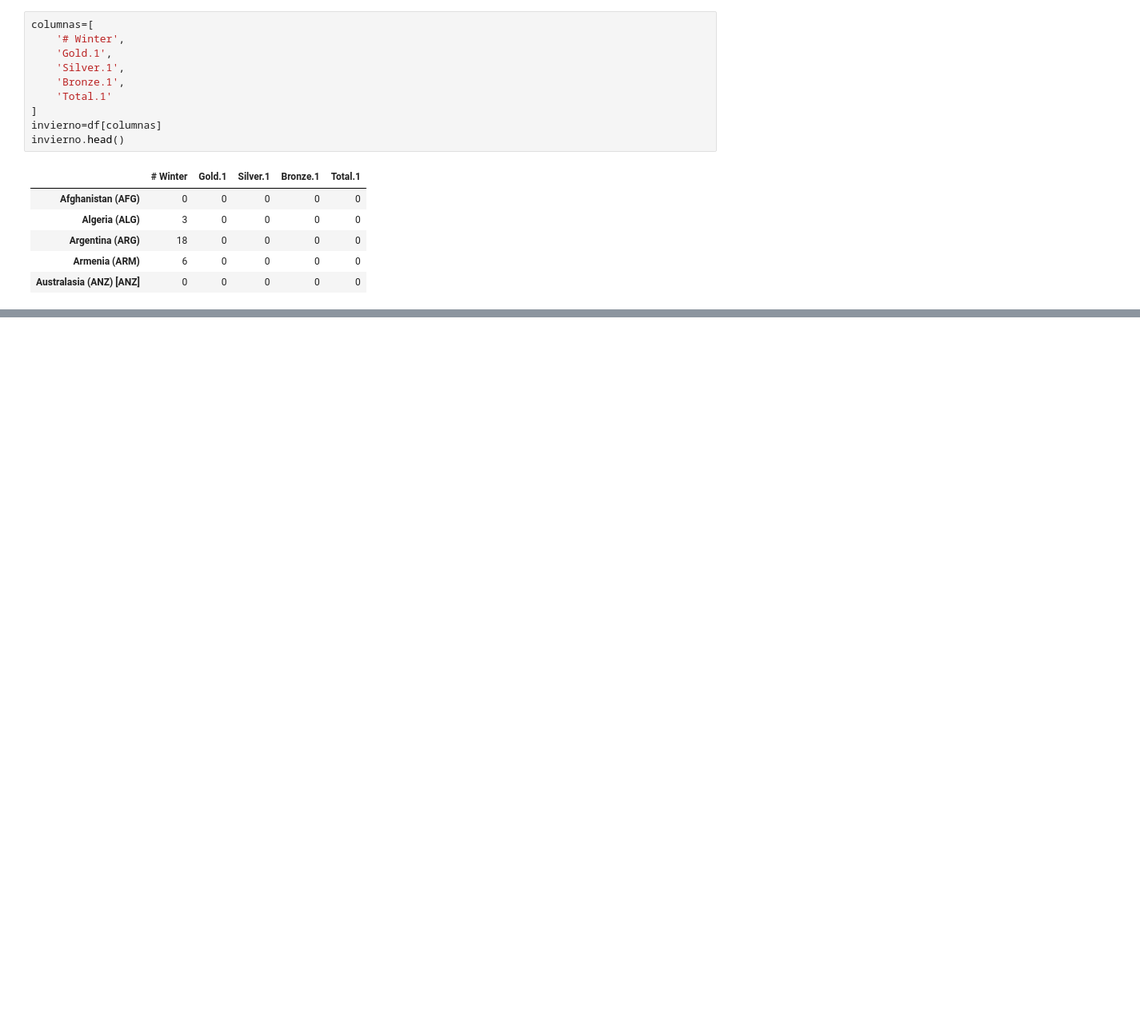
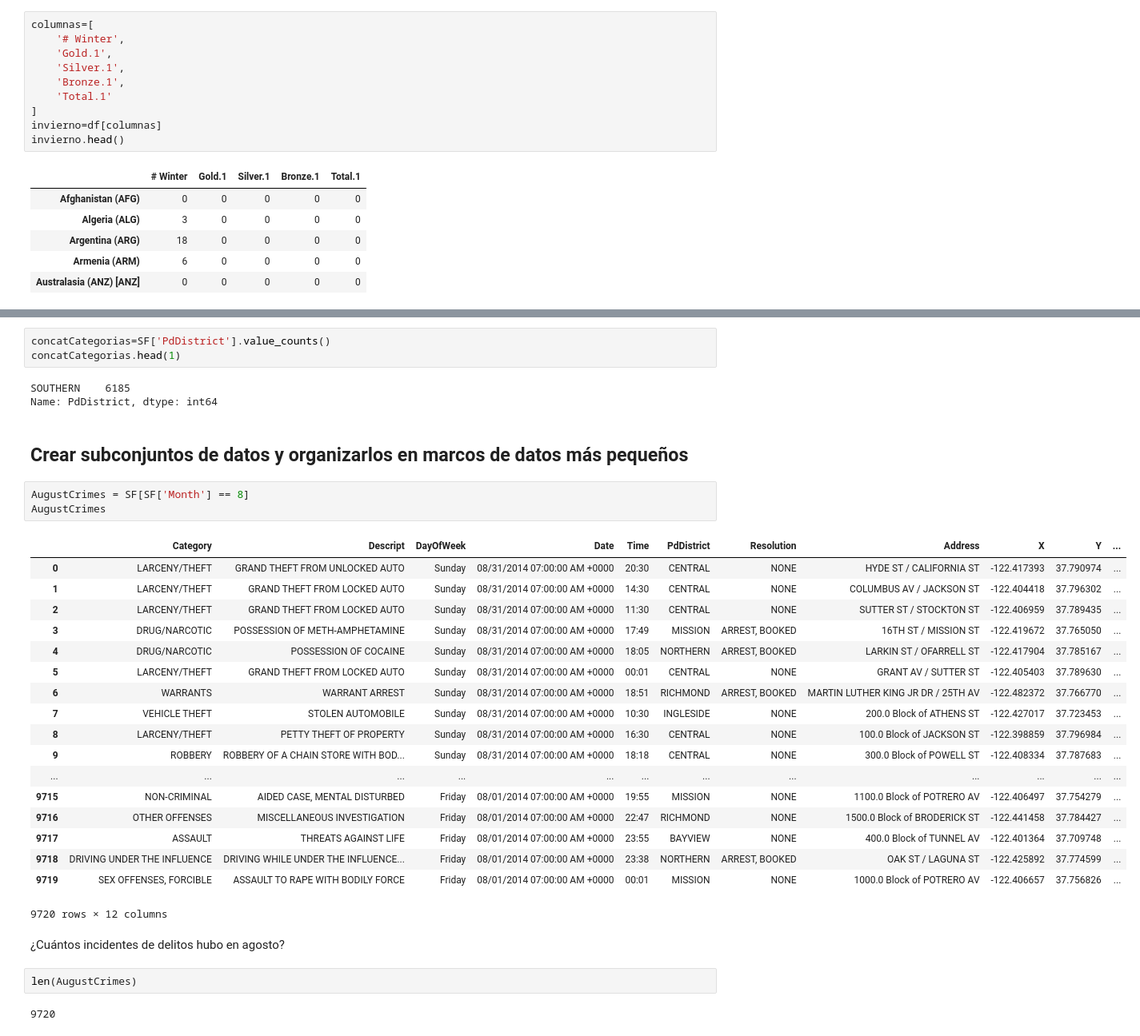
Before and after one commit to FranciscoFavela/Analisis-De-Datos-Masivos, a Jupyter notebook: Dataframes.ipynb, the cells around one changed output, grey strips where cells are left out. Shown at 80% size. Drawn from its saved outputs; the diff is of its cells as text; blank space fills up the shorter version.

```diff
--- a/Dataframes.ipynb
+++ b/Dataframes.ipynb
@@ -342,0 +390,36 @@ invierno.head()
+# %%
+concatCategorias=SF['PdDistrict'].value_counts()
+concatCategorias.head(1)
+# %% [output]
+SOUTHERN    6185
+Name: PdDistrict, dtype: int64
+# %% [markdown]
+## Crear subconjuntos de datos y organizarlos en marcos de datos más pequeños
+# %%
+AugustCrimes = SF[SF['Month'] == 8]
+AugustCrimes
+# %% [output]
+|  | Category | Descript | DayOfWeek | Date | Time | PdDistrict | Resolution | Address | X | Y | ... |
+| 0 | LARCENY/THEFT | GRAND THEFT FROM UNLOCKED AUTO | Sunday | 08/31/2014 07:00:00 AM +0000 | 20:30 | CENTRAL | NONE | HYDE ST / CALIFORNIA ST | -122.417393 | 37.790974 | ... |
+| 1 | LARCENY/THEFT | GRAND THEFT FROM LOCKED AUTO | Sunday | 08/31/2014 07:00:00 AM +0000 | 14:30 | CENTRAL | NONE | COLUMBUS AV / JACKSON ST | -122.404418 | 37.796302 | ... |
+| 2 | LARCENY/THEFT | GRAND THEFT FROM LOCKED AUTO | Sunday | 08/31/2014 07:00:00 AM +0000 | 11:30 | CENTRAL | NONE | SUTTER ST / STOCKTON ST | -122.406959 | 37.789435 | ... |
+| 3 | DRUG/NARCOTIC | POSSESSION OF METH-AMPHETAMINE | Sunday | 08/31/2014 07:00:00 AM +0000 | 17:49 | MISSION | ARREST, BOOKED | 16TH ST / MISSION ST | -122.419672 | 37.765050 | ... |
+| 4 | DRUG/NARCOTIC | POSSESSION OF COCAINE | Sunday | 08/31/2014 07:00:00 AM +0000 | 18:05 | NORTHERN | ARREST, BOOKED | LARKIN ST / OFARRELL ST | -122.417904 | 37.785167 | ... |
+| 5 | LARCENY/THEFT | GRAND THEFT FROM LOCKED AUTO | Sunday | 08/31/2014 07:00:00 AM +0000 | 00:01 | CENTRAL | NONE | GRANT AV / SUTTER ST | -122.405403 | 37.789630 | ... |
+| 6 | WARRANTS | WARRANT ARREST | Sunday | 08/31/2014 07:00:00 AM +0000 | 18:51 | RICHMOND | ARREST, BOOKED | MARTIN LUTHER KING JR DR / 25TH AV | -122.482372 | 37.766770 | ... |
+| 7 | VEHICLE THEFT | STOLEN AUTOMOBILE | Sunday | 08/31/2014 07:00:00 AM +0000 | 10:30 | INGLESIDE | NONE | 200.0 Block of ATHENS ST | -122.427017 | 37.723453 | ... |
+| 8 | LARCENY/THEFT | PETTY THEFT OF PROPERTY | Sunday | 08/31/2014 07:00:00 AM +0000 | 16:30 | CENTRAL | NONE | 100.0 Block of JACKSON ST | -122.398859 | 37.796984 | ... |
+| 9 | ROBBERY | ROBBERY OF A CHAIN STORE WITH BOD... | Sunday | 08/31/2014 07:00:00 AM +0000 | 18:18 | CENTRAL | NONE | 300.0 Block of POWELL ST | -122.408334 | 37.787683 | ... |
+| ... | ... | ... | ... | ... | ... | ... | ... | ... | ... | ... | ... |
+| 9715 | NON-CRIMINAL | AIDED CASE, MENTAL DISTURBED | Friday | 08/01/2014 07:00:00 AM +0000 | 19:55 | MISSION | NONE | 1100.0 Block of POTRERO AV | -122.406497 | 37.754279 | ... |
+| 9716 | OTHER OFFENSES | MISCELLANEOUS INVESTIGATION | Friday | 08/01/2014 07:00:00 AM +0000 | 22:47 | RICHMOND | NONE | 1500.0 Block of BRODERICK ST | -122.441458 | 37.784427 | ... |
+| 9717 | ASSAULT | THREATS AGAINST LIFE | Friday | 08/01/2014 07:00:00 AM +0000 | 23:55 | BAYVIEW | NONE | 400.0 Block of TUNNEL AV | -122.401364 | 37.709748 | ... |
+| 9718 | DRIVING UNDER THE INFLUENCE | DRIVING WHILE UNDER THE INFLUENCE... | Friday | 08/01/2014 07:00:00 AM +0000 | 23:38 | NORTHERN | ARREST, BOOKED | OAK ST / LAGUNA ST | -122.425892 | 37.774599 | ... |
+| 9719 | SEX OFFENSES, FORCIBLE | ASSAULT TO RAPE WITH BODILY FORCE | Friday | 08/01/2014 07:00:00 AM +0000 | 00:01 | MISSION | NONE | 1000.0 Block of POTRERO AV | -122.406657 | 37.756826 | ... |
+9720 rows × 12 columns
+# %% [markdown]
+¿Cuántos incidentes de delitos hubo en agosto?
+# %%
+len(AugustCrimes)
+# %% [output]
+9720
```
Also changed, not shown: parts of 19 cells of this notebook, 1 other file.
